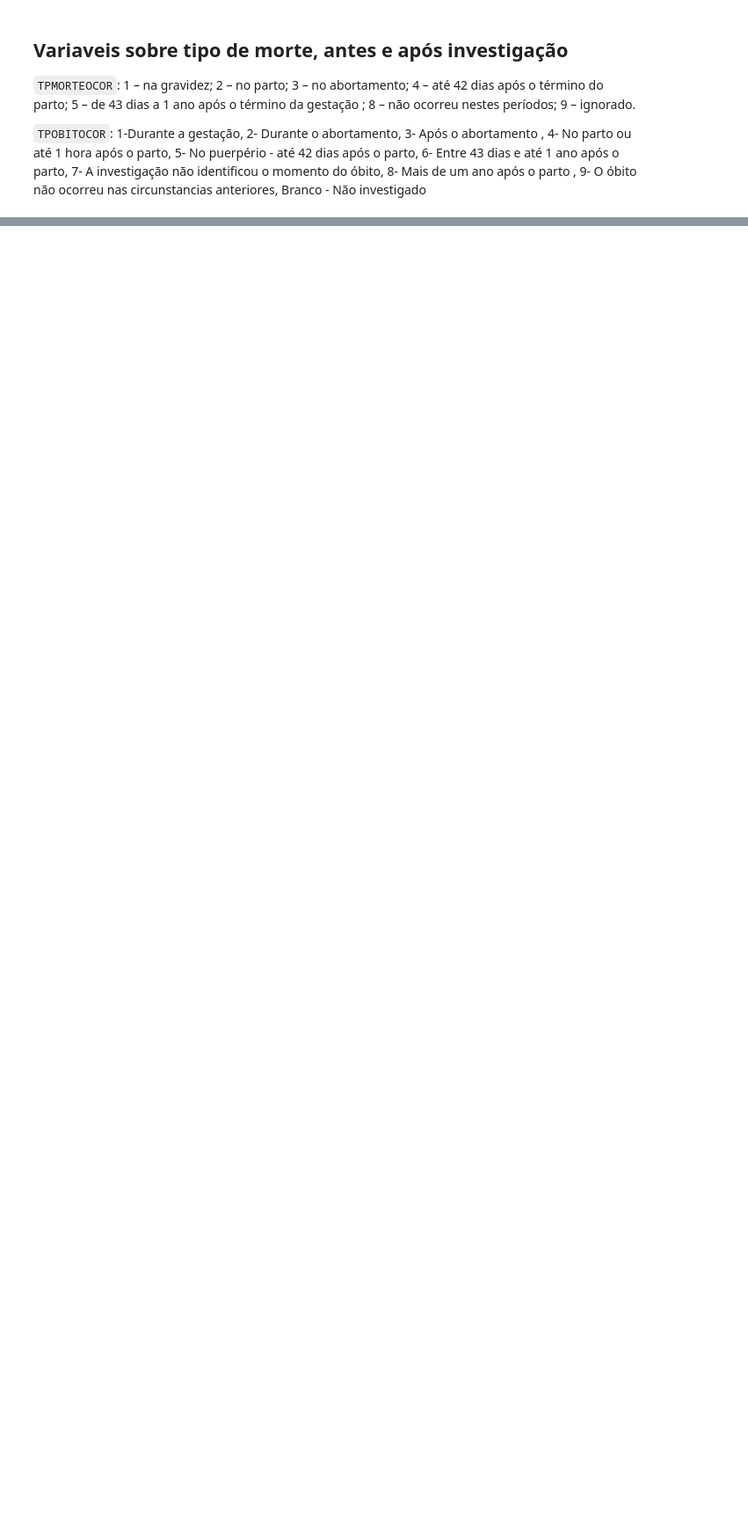
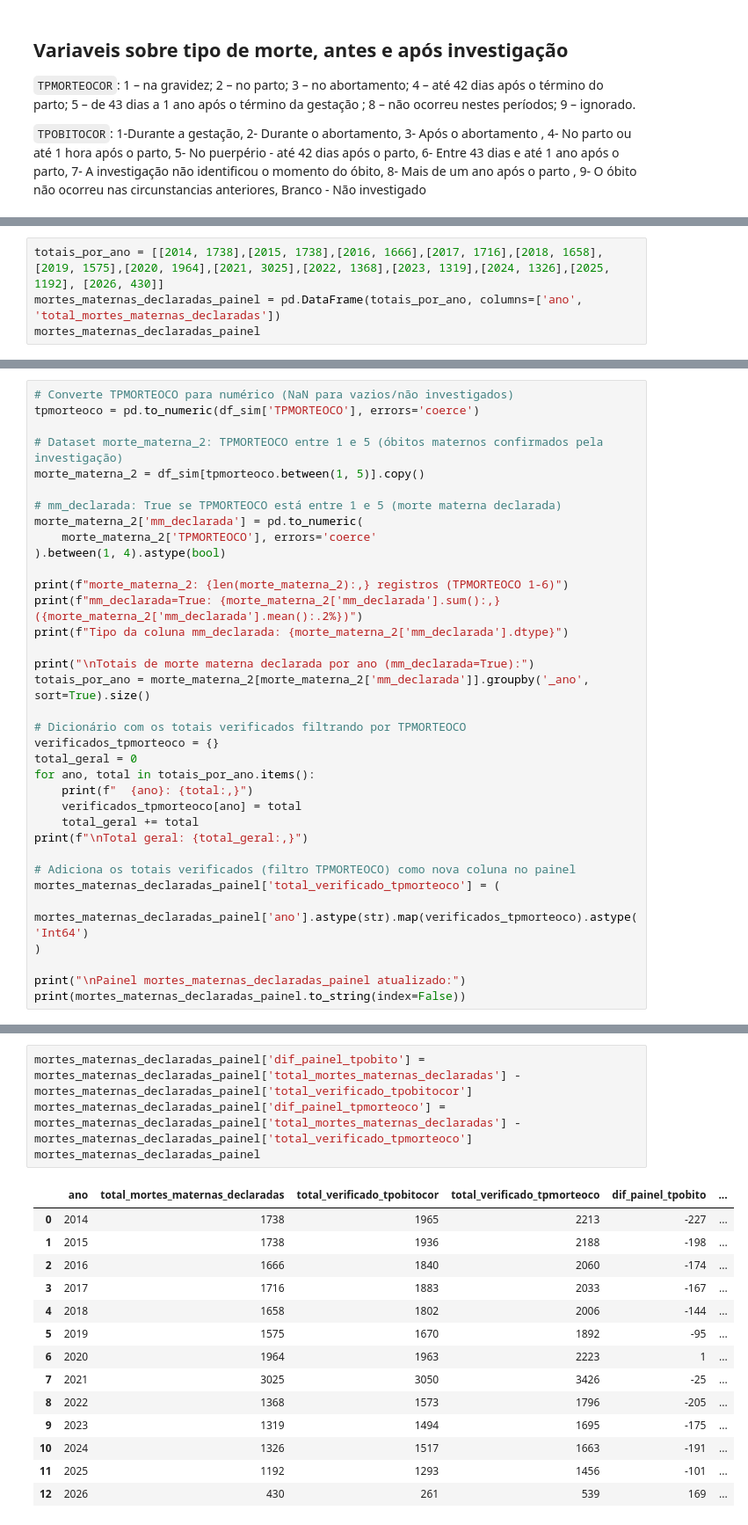
Before and after one commit to baquerolima/maternal_mortality_analysis, a Jupyter notebook: exploracoes/exploracoes.ipynb, the cells around one changed output, grey strips where cells are left out. Shown at 88% size. Saved outputs shown, nothing was run; the diff lists cells and outputs as text; blank space fills up the shorter version.

```diff
--- a/exploracoes/exploracoes.ipynb
+++ b/exploracoes/exploracoes.ipynb
@@ -308,0 +239,4 @@ Total geral: 22,247
+# %%
+totais_por_ano = [[2014, 1738],[2015, 1738],[2016, 1666],[2017, 1716],[2018, 1658],[2019, 1575],[2020, 1964],[2021, 3025],[2022, 1368],[2023, 1319],[2024, 1326],[2025, 1192], [2026, 430]]
+mortes_maternas_declaradas_painel = pd.DataFrame(totais_por_ano, columns=['ano', 'total_mortes_maternas_declaradas'])
+mortes_maternas_declaradas_painel
@@ -308,0 +315,35 @@ Total geral: 22,247
+# %%
+# Converte TPMORTEOCO para numérico (NaN para vazios/não investigados)
+tpmorteoco = pd.to_numeric(df_sim['TPMORTEOCO'], errors='coerce')
+
+# Dataset morte_materna_2: TPMORTEOCO entre 1 e 5 (óbitos maternos confirmados pela investigação)
+morte_materna_2 = df_sim[tpmorteoco.between(1, 5)].copy()
+
+# mm_declarada: True se TPMORTEOCO está entre 1 e 5 (morte materna declarada)
+morte_materna_2['mm_declarada'] = pd.to_numeric(
+    morte_materna_2['TPMORTEOCO'], errors='coerce'
+).between(1, 4).astype(bool)
+
+print(f"morte_materna_2: {len(morte_materna_2):,} registros (TPMORTEOCO 1-6)")
+print(f"mm_declarada=True: {morte_materna_2['mm_declarada'].sum():,} ({morte_materna_2['mm_declarada'].mean():.2%})")
+print(f"Tipo da coluna mm_declarada: {morte_materna_2['mm_declarada'].dtype}")
+
+print("\nTotais de morte materna declarada por ano (mm_declarada=True):")
+totais_por_ano = morte_materna_2[morte_materna_2['mm_declarada']].groupby('_ano', sort=True).size()
+
+# Dicionário com os totais verificados filtrando por TPMORTEOCO
+verificados_tpmorteoco = {}
+total_geral = 0
+for ano, total in totais_por_ano.items():
+    print(f"  {ano}: {total:,}")
+    verificados_tpmorteoco[ano] = total
+    total_geral += total
+print(f"\nTotal geral: {total_geral:,}")
+
+# Adiciona os totais verificados (filtro TPMORTEOCO) como nova coluna no painel
+mortes_maternas_declaradas_painel['total_verificado_tpmorteoco'] = (
+    mortes_maternas_declaradas_painel['ano'].astype(str).map(verificados_tpmorteoco).astype('Int64')
+)
+
+print("\nPainel mortes_maternas_declaradas_painel atualizado:")
+print(mortes_maternas_declaradas_painel.to_string(index=False))
@@ -308,0 +368,19 @@ Total geral: 22,247
+# %%
+mortes_maternas_declaradas_painel['dif_painel_tpobito'] = mortes_maternas_declaradas_painel['total_mortes_maternas_declaradas'] - mortes_maternas_declaradas_painel['total_verificado_tpobitocor']
+mortes_maternas_declaradas_painel['dif_painel_tpmorteoco'] = mortes_maternas_declaradas_painel['total_mortes_maternas_declaradas'] - mortes_maternas_declaradas_painel['total_verificado_tpmorteoco']
+mortes_maternas_declaradas_painel
+# %% [output]
+|  | ano | total_mortes_maternas_declaradas | total_verificado_tpobitocor | total_verificado_tpmorteoco | dif_painel_tpobito | ... |
+| 0 | 2014 | 1738 | 1965 | 2213 | -227 | ... |
+| 1 | 2015 | 1738 | 1936 | 2188 | -198 | ... |
+| 2 | 2016 | 1666 | 1840 | 2060 | -174 | ... |
+| 3 | 2017 | 1716 | 1883 | 2033 | -167 | ... |
+| 4 | 2018 | 1658 | 1802 | 2006 | -144 | ... |
+| 5 | 2019 | 1575 | 1670 | 1892 | -95 | ... |
+| 6 | 2020 | 1964 | 1963 | 2223 | 1 | ... |
+| 7 | 2021 | 3025 | 3050 | 3426 | -25 | ... |
+| 8 | 2022 | 1368 | 1573 | 1796 | -205 | ... |
+| 9 | 2023 | 1319 | 1494 | 1695 | -175 | ... |
+| 10 | 2024 | 1326 | 1517 | 1663 | -191 | ... |
+| 11 | 2025 | 1192 | 1293 | 1456 | -101 | ... |
+| 12 | 2026 | 430 | 261 | 539 | 169 | ... |
```
Also changed, not shown: parts of 14 cells of this notebook, 1 other file.
